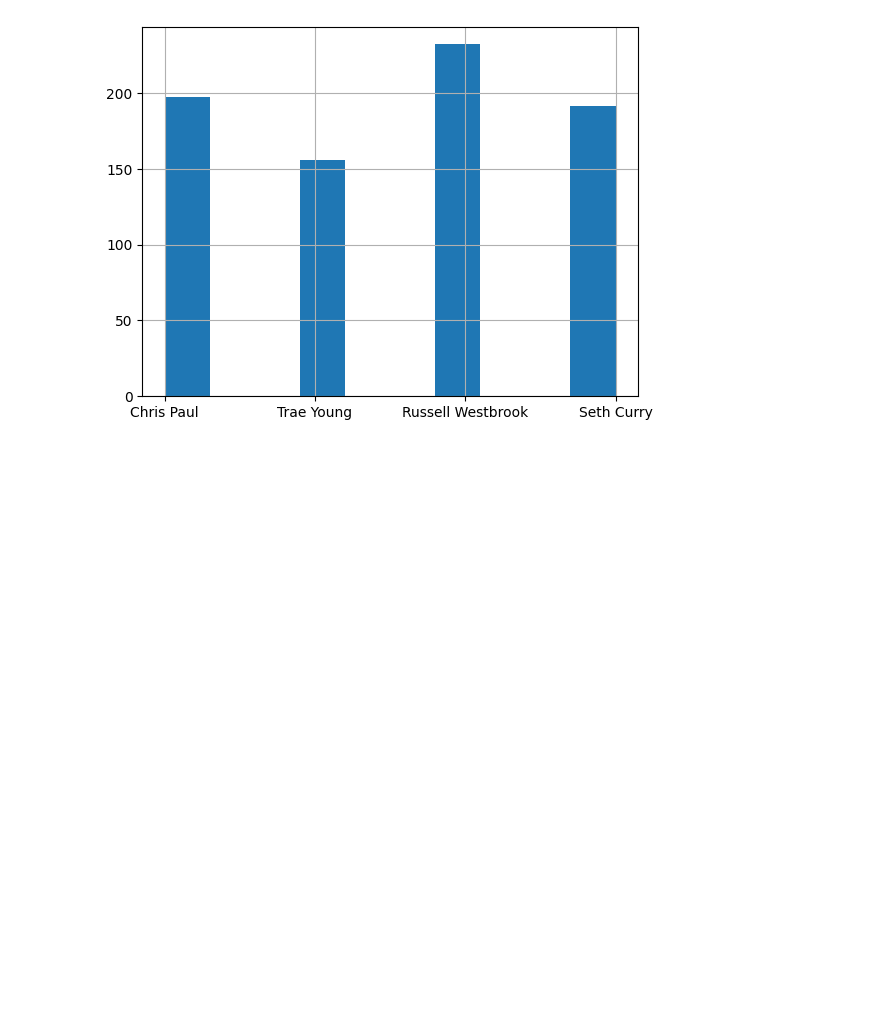
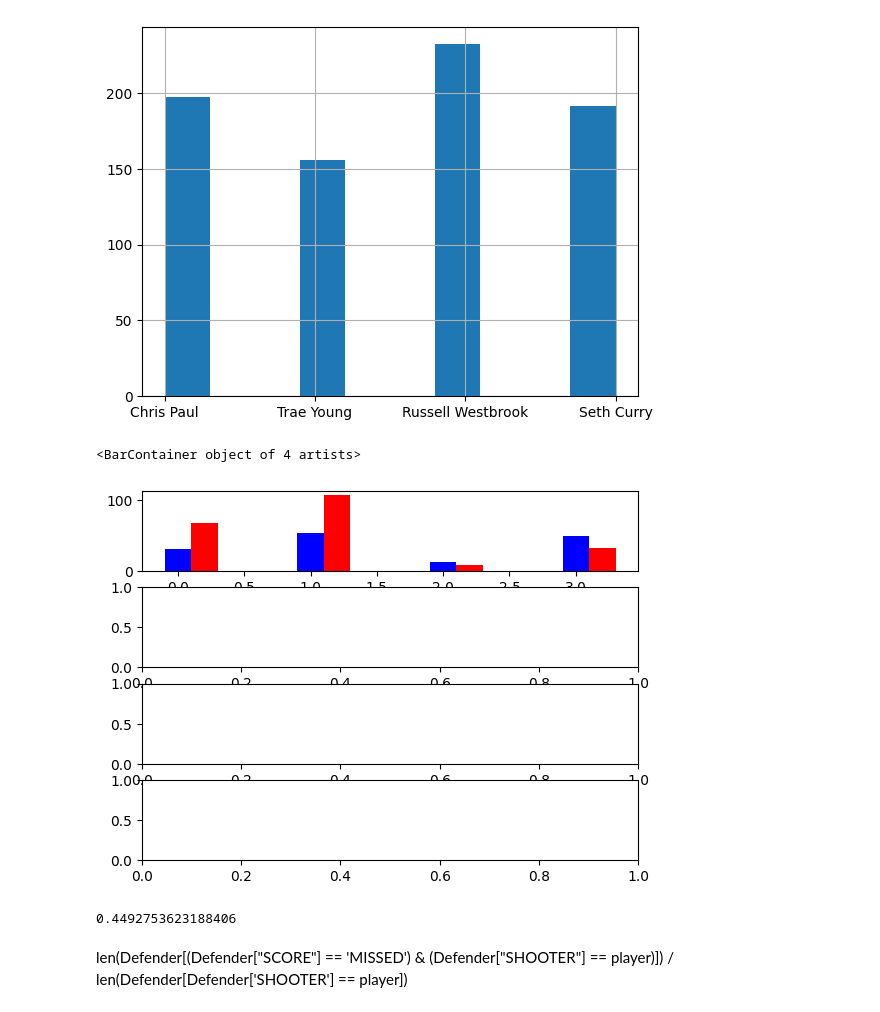
Before and after one commit to kacpersienkiewicz/NBAShootingAnalysis, a Jupyter notebook: NBAShootingAnalysis.ipynb, the cells around one changed output. Drawn from its saved outputs; the diff is of its cells as text; code cells hidden in the pictures; blank space fills up the shorter version.

Commit message:
Defender Analysis WIP

```diff
--- a/NBAShootingAnalysis.ipynb
+++ b/NBAShootingAnalysis.ipynb
@@ -547,3 +547,28 @@ SCDefenderdf= df[df["DEFENDER"] == "Seth Curry"]
 CPDefenderdf= df[df["DEFENDER"] == "Chris Paul"]
 RWDefenderdf= df[df["DEFENDER"] == "Russell Westbrook"]
 TYDefenderdf= df[df["DEFENDER"] == "Trae Young"]
+
+DefenderArray = [SCDefenderdf, CPDefenderdf, RWDefenderdf, TYDefenderdf]
+# %%
+fig, ax = plt.subplots(4)
+multiplebars = np.arange(4)
+
+for i, defender in enumerate(DefenderArray):
+    DefenderPercents = []
+    for j, player in enumerate(Players):
+       if i == j:
+           continue
+       else:
+           DefenderPercents.append(len(defender[(defender["SCORE"] == 'MISSED') & (defender["SHOOTER"] == player)]) / len(defender[defender['SHOOTER'] == player]))
+    ax[]
+ax[0].bar(multiplebars, SCAttempts, width, color='b', label='Seth Curry')
+ax[0].bar(multiplebars + width, CPAttempts, width, color='r', label='Chris Paul')
+# %% [output]
+<BarContainer object of 4 artists>
+[figure, added]
+# %%
+len(SCDefenderdf[(SCDefenderdf["SCORE"] == 'MISSED') & (SCDefenderdf["SHOOTER"] == 'Chris Paul')]) / len(SCDefenderdf[SCDefenderdf['SHOOTER'] == 'Chris Paul'])
+# %% [output]
+0.4492753623188406
+# %% [markdown]
+len(Defender[(Defender["SCORE"] == 'MISSED') & (Defender["SHOOTER"] == player)]) / len(Defender[Defender['SHOOTER'] == player])
```
